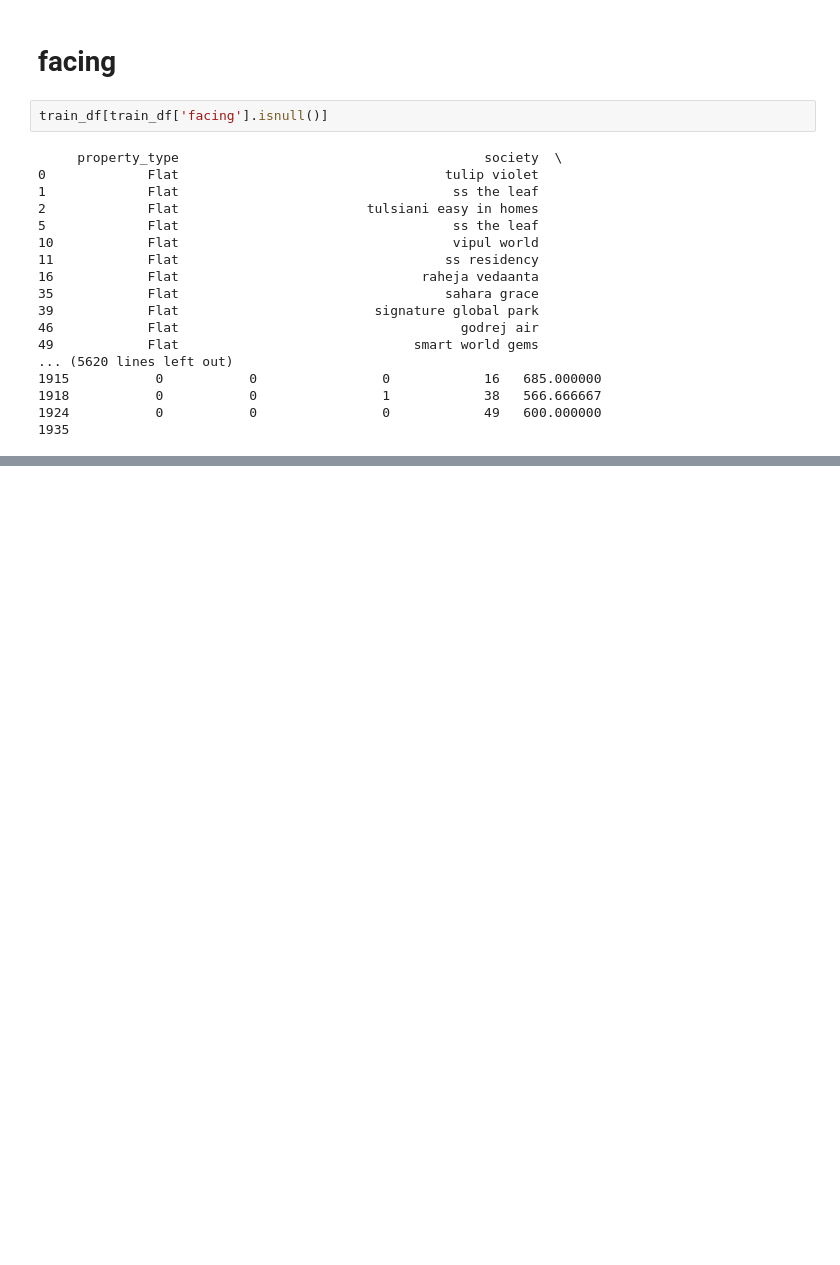
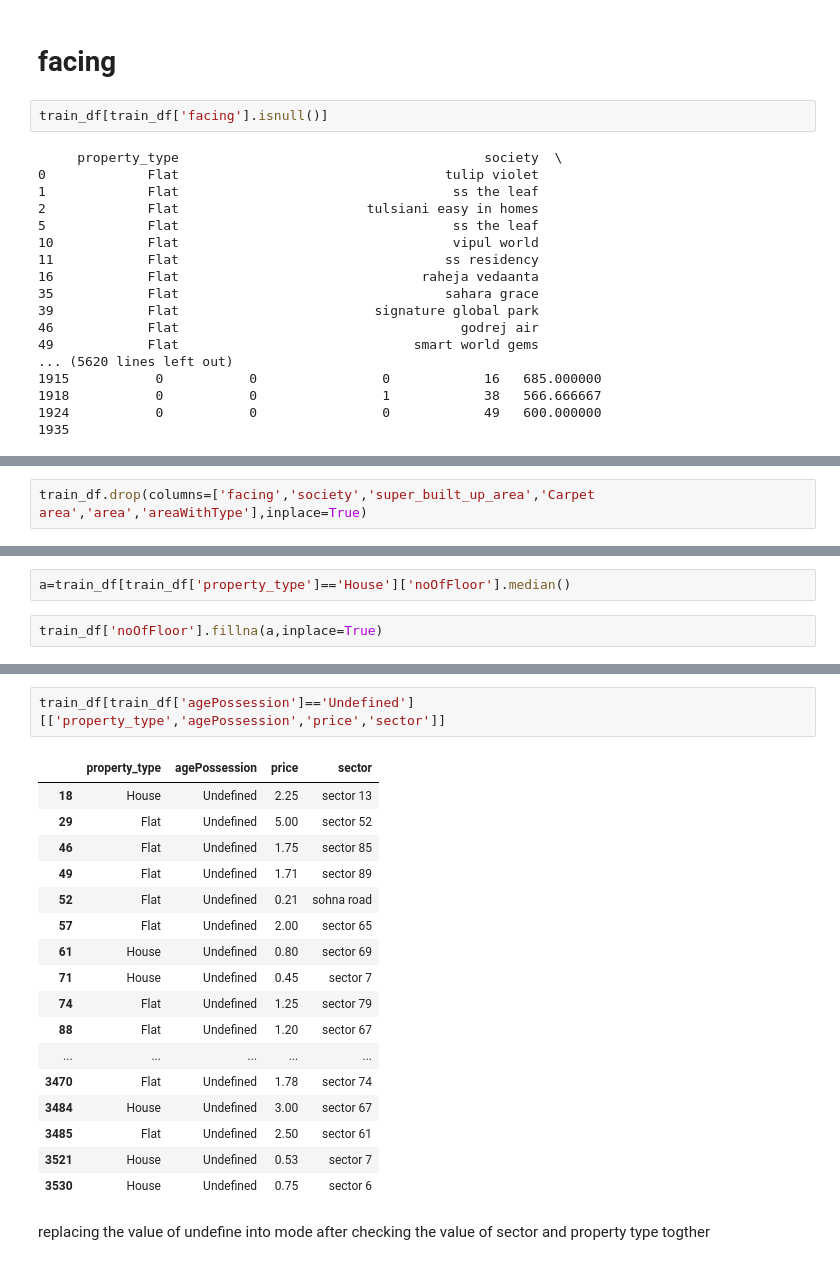
Before and after one commit to karansingh-chauhan/Real-Estate-Analysis, a Jupyter notebook: missing imputation/missingvalue.ipynb, the cells around one changed output, grey strips where cells are left out. Cells and saved outputs as stored; diff of their text form; blank space fills up the shorter version.

```diff
--- a/missing imputation/missingvalue.ipynb
+++ b/missing imputation/missingvalue.ipynb
@@ -233,0 +264,2 @@ train_df.sample(4)
+# %%
+train_df.drop(columns=['facing','society','super_built_up_area','Carpet area','area','areaWithType'],inplace=True)
@@ -233,0 +314,4 @@ train_df.sample(4)
+# %%
+a=train_df[train_df['property_type']=='House']['noOfFloor'].median()
+# %%
+train_df['noOfFloor'].fillna(a,inplace=True)
@@ -233,0 +340,22 @@ train_df.sample(4)
+# %%
+train_df[train_df['agePossession']=='Undefined'][['property_type','agePossession','price','sector']]
+# %% [output]
+|  | property_type | agePossession | price | sector |
+| 18 | House | Undefined | 2.25 | sector 13 |
+| 29 | Flat | Undefined | 5.00 | sector 52 |
+| 46 | Flat | Undefined | 1.75 | sector 85 |
+| 49 | Flat | Undefined | 1.71 | sector 89 |
+| 52 | Flat | Undefined | 0.21 | sohna road |
+| 57 | Flat | Undefined | 2.00 | sector 65 |
+| 61 | House | Undefined | 0.80 | sector 69 |
+| 71 | House | Undefined | 0.45 | sector 7 |
+| 74 | Flat | Undefined | 1.25 | sector 79 |
+| 88 | Flat | Undefined | 1.20 | sector 67 |
+| ... | ... | ... | ... | ... |
+| 3470 | Flat | Undefined | 1.78 | sector 74 |
+| 3484 | House | Undefined | 3.00 | sector 67 |
+| 3485 | Flat | Undefined | 2.50 | sector 61 |
+| 3521 | House | Undefined | 0.53 | sector 7 |
+| 3530 | House | Undefined | 0.75 | sector 6 |
+# %% [markdown]
+replacing the value of undefine into mode after checking the value of sector and property type togther
```
Also changed, not shown: parts of 30 cells of this notebook, 1 other file.
